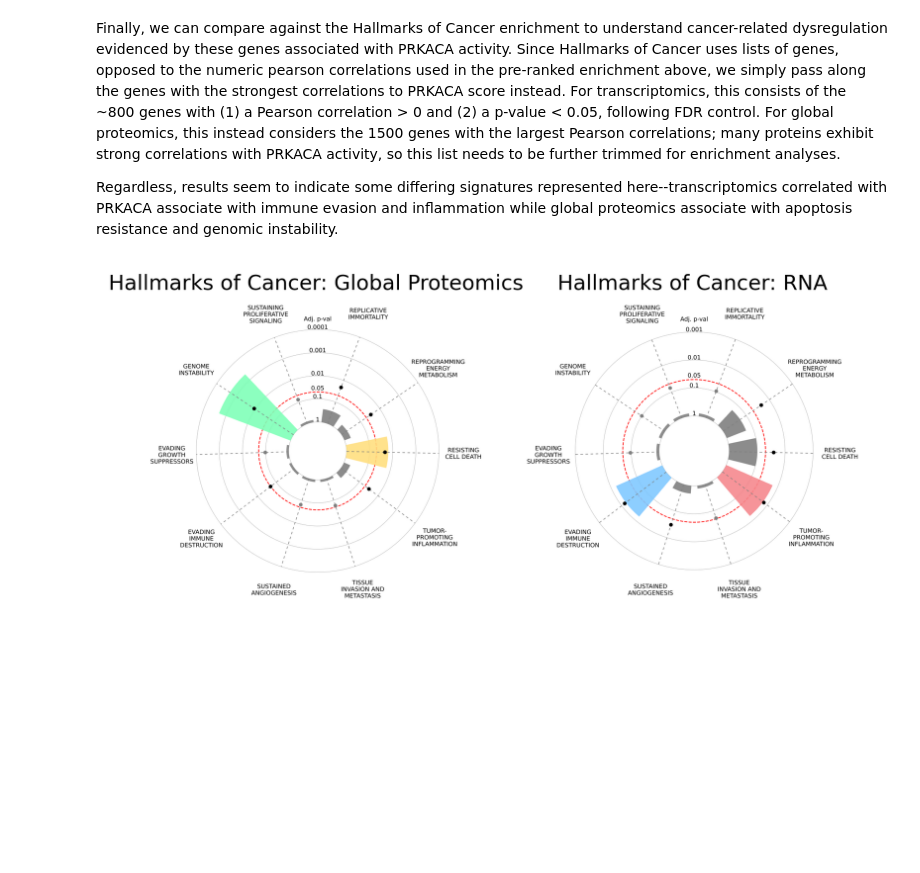
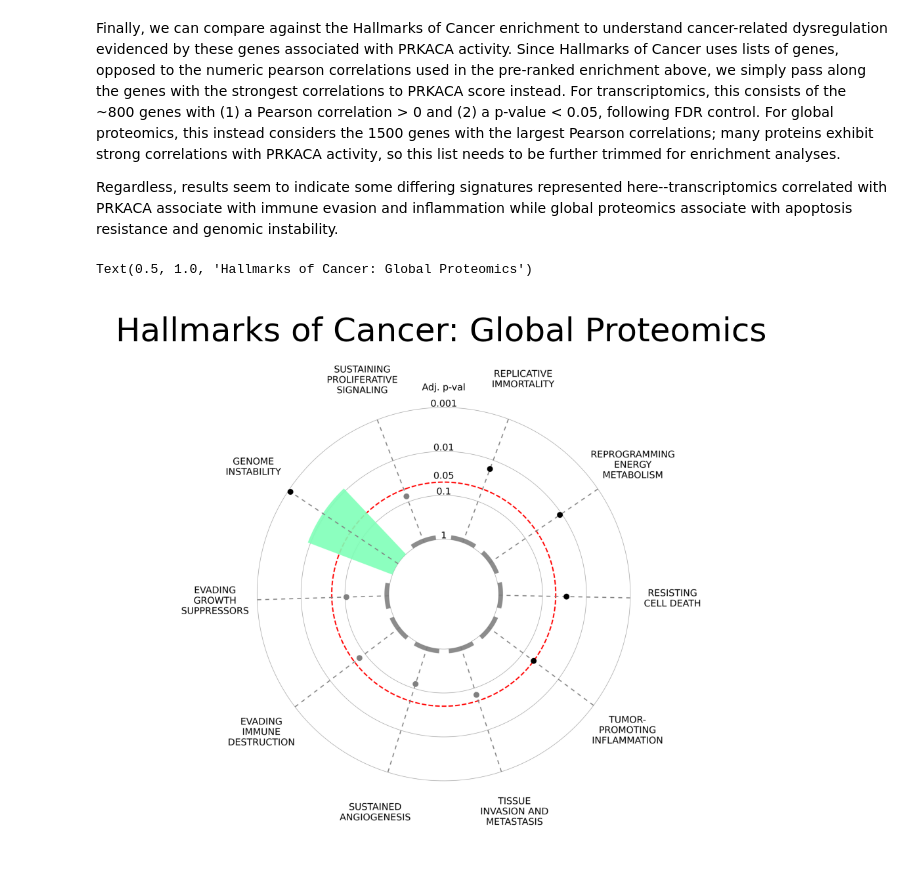
Before and after one commit to PNNL-CompBio/amlMultidrugResistance, a Jupyter notebook: aml_outcome_disparities/analysis/fig2/figure2.ipynb, the cells around one changed output. Cells and saved outputs as stored; diff of their text form; code cells hidden in the pictures; blank space fills up the shorter version.

Commit message:
Re-run figure2 notebook

```diff
--- a/aml_outcome_disparities/analysis/fig2/figure2.ipynb
+++ b/aml_outcome_disparities/analysis/fig2/figure2.ipynb
@@ -218,27 +211,19 @@ Finally, we can compare against the Hallmarks of Cancer enrichment to understand
 
 Regardless, results seem to indicate some differing signatures represented here--transcriptomics correlated with PRKACA associate with immune evasion and inflammation while global proteomics associate with apoptosis resistance and genomic instability.
 # %%
-fig, axes = get_setup(
+fig, ax = get_setup(
     1,
-    2,
+    1,
     fig_params={
-        "figsize": (6, 3),
-        "width_ratios": [1, 1]
+        "figsize": (3, 3),
     }
 )
 
 global_hallmark = plt.imread("hallmarks_global.png")
-rna_hallmark = plt.imread("hallmarks_rna.png")
 
-axes[0].imshow(global_hallmark)
-axes[1].imshow(rna_hallmark)
-
-for ax, hallmark, name in zip(
-    axes,
-    [global_hallmark, rna_hallmark],
-    ["Global Proteomics", "RNA"]
-):
-    ax.set_axis_off()
-    ax.set_title(f"Hallmarks of Cancer: {name}")
+ax.imshow(global_hallmark)
+ax.set_axis_off()
+ax.set_title(f"Hallmarks of Cancer: Global Proteomics")
 # %% [output]
+Text(0.5, 1.0, 'Hallmarks of Cancer: Global Proteomics')
-[figure, old version]
+[figure, new version]
```
Also changed, not shown: parts of 7 cells of this notebook.
